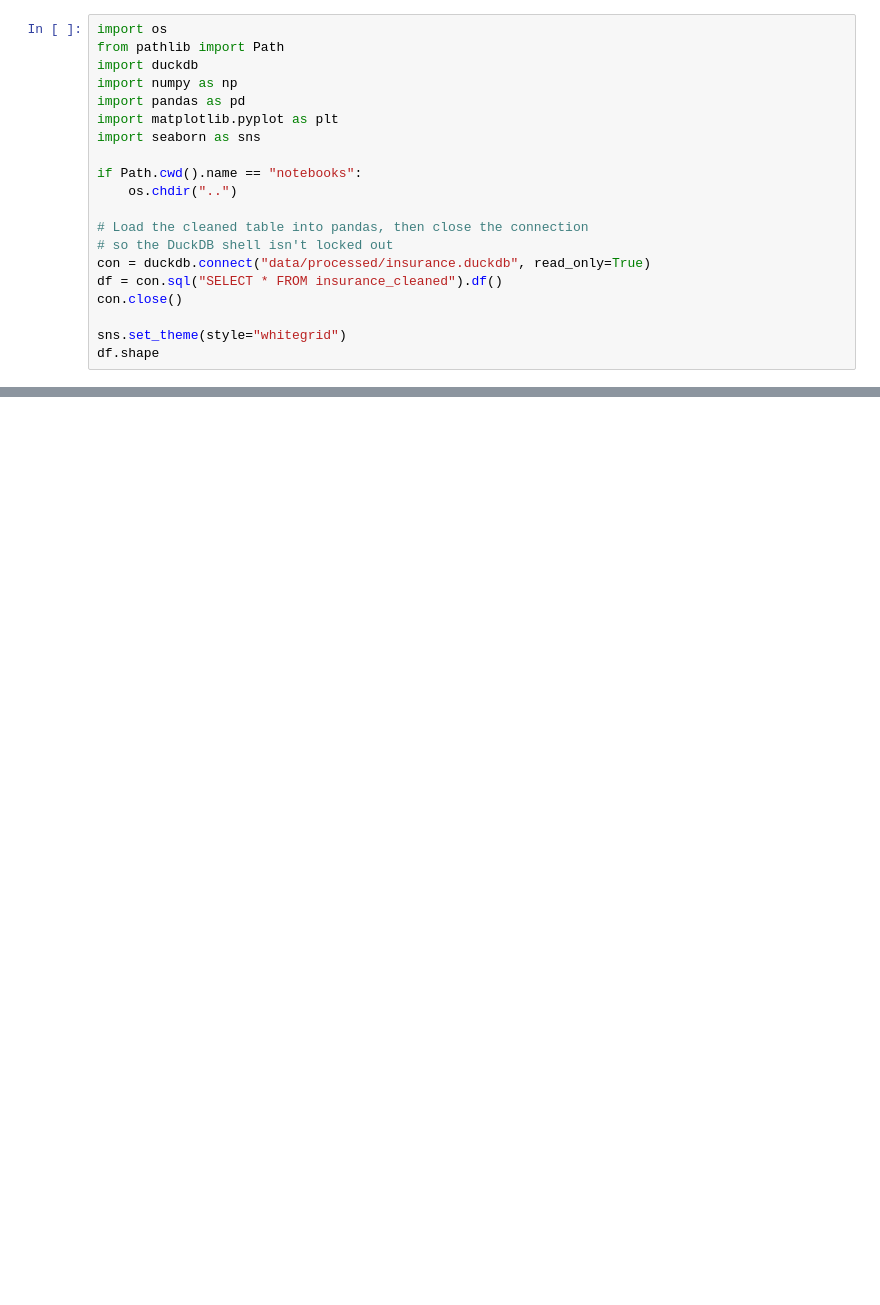
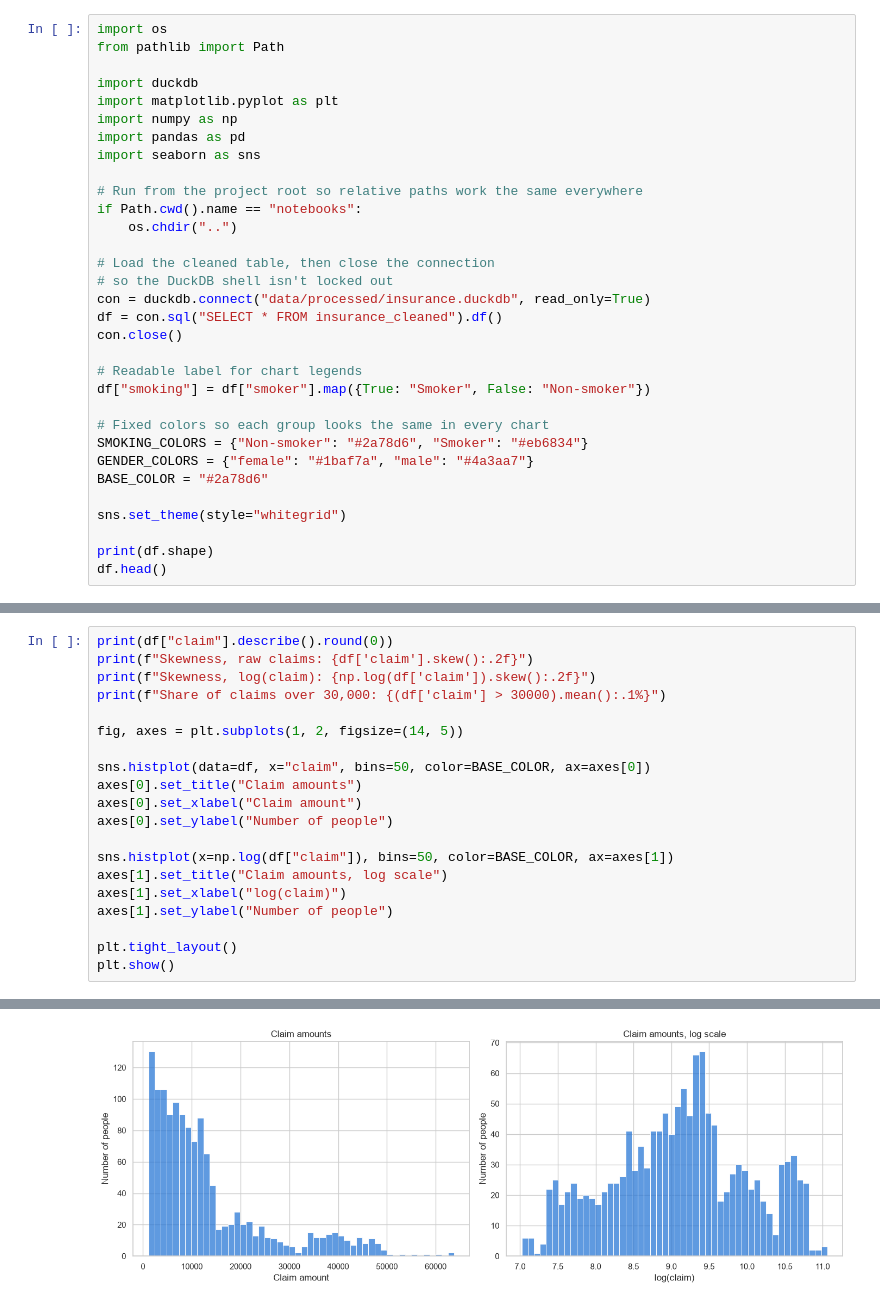
Before and after one commit to Hugoortega1025/health-insurance-claims-analysis, a Jupyter notebook: notebooks/02_eda.ipynb, the cells around one changed output, grey strips where cells are left out. Saved outputs shown, nothing was run; the diff lists cells and outputs as text; blank space fills up the shorter version.

```diff
--- a/notebooks/02_eda.ipynb
+++ b/notebooks/02_eda.ipynb
@@ -9,21 +43,33 @@
 # %%
 import os
 from pathlib import Path
+
 import duckdb
+import matplotlib.pyplot as plt
 import numpy as np
 import pandas as pd
-import matplotlib.pyplot as plt
 import seaborn as sns
 
+# Run from the project root so relative paths work the same everywhere
 if Path.cwd().name == "notebooks":
     os.chdir("..")
 
-# Load the cleaned table into pandas, then close the connection
+# Load the cleaned table, then close the connection
 # so the DuckDB shell isn't locked out
 con = duckdb.connect("data/processed/insurance.duckdb", read_only=True)
 df = con.sql("SELECT * FROM insurance_cleaned").df()
 con.close()
 
+# Readable label for chart legends
+df["smoking"] = df["smoker"].map({True: "Smoker", False: "Non-smoker"})
+
+# Fixed colors so each group looks the same in every chart
+SMOKING_COLORS = {"Non-smoker": "#2a78d6", "Smoker": "#eb6834"}
+GENDER_COLORS = {"female": "#1baf7a", "male": "#4a3aa7"}
+BASE_COLOR = "#2a78d6"
+
 sns.set_theme(style="whitegrid")
-df.shape
+
+print(df.shape)
+df.head()
 # %% [output]
@@ -57,0 +87,21 @@ plt.show()
+# %%
+print(df["claim"].describe().round(0))
+print(f"Skewness, raw claims: {df['claim'].skew():.2f}")
+print(f"Skewness, log(claim): {np.log(df['claim']).skew():.2f}")
+print(f"Share of claims over 30,000: {(df['claim'] > 30000).mean():.1%}")
+
+fig, axes = plt.subplots(1, 2, figsize=(14, 5))
+
+sns.histplot(data=df, x="claim", bins=50, color=BASE_COLOR, ax=axes[0])
+axes[0].set_title("Claim amounts")
+axes[0].set_xlabel("Claim amount")
+axes[0].set_ylabel("Number of people")
+
+sns.histplot(x=np.log(df["claim"]), bins=50, color=BASE_COLOR, ax=axes[1])
+axes[1].set_title("Claim amounts, log scale")
+axes[1].set_xlabel("log(claim)")
+axes[1].set_ylabel("Number of people")
+
+plt.tight_layout()
+plt.show()
+# %% [output]
@@ -57,0 +120 @@ plt.show()
+[figure, added]
```
Also changed, not shown: parts of 34 cells of this notebook, 12 other files.
